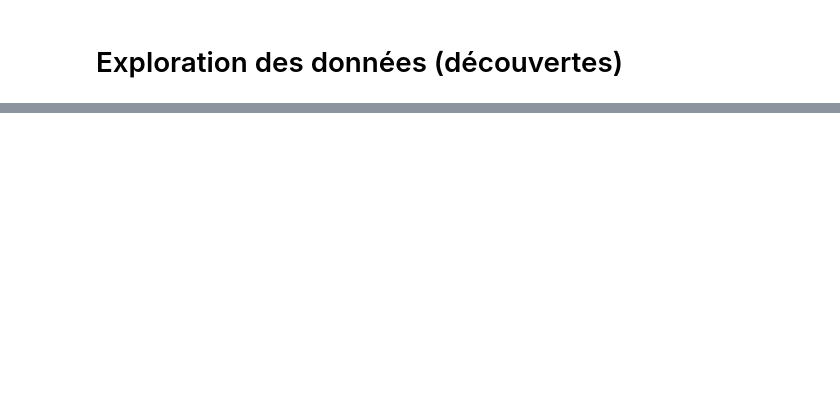
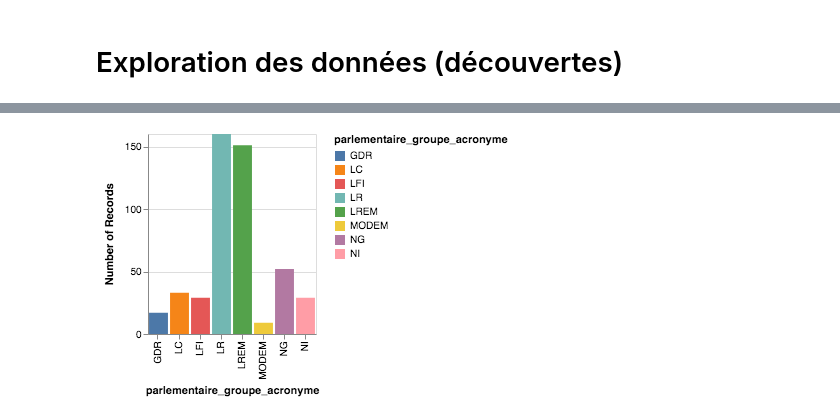
Before and after one commit to medialab/didascalies, a Jupyter notebook: notebooks/decouverte.ipynb, the cells around one changed output, grey strips where cells are left out. Cells and saved outputs as stored; diff of their text form; code cells hidden in the pictures; blank space fills up the shorter version.

```diff
--- a/notebooks/decouverte.ipynb
+++ b/notebooks/decouverte.ipynb
@@ -32,0 +44,25 @@ VegaLite({
+# %%
+VegaLite({
+    "mark": "bar",
+    "transform": [{
+        "filter": "datum.parlementaire_groupe_acronyme !== null"
+    },{
+        "filter": "datum.intervention.length > 30"
+    }],
+    "encoding": {
+        "x": {
+            "type": "nominal",
+            "field": "parlementaire_groupe_acronyme"
+        },
+        "color": {
+            "type": "nominal",
+            "field": "parlementaire_groupe_acronyme"
+        },
+        "y": {
+            "field": "*",
+            "aggregate": "count",
+            "type": "quantitative"
+        }
+    }
+}, df)
+# %% [output]
@@ -32,0 +70 @@ VegaLite({
+[figure, added]
```
Also changed, not shown: parts of 7 cells of this notebook, 1 other file.
